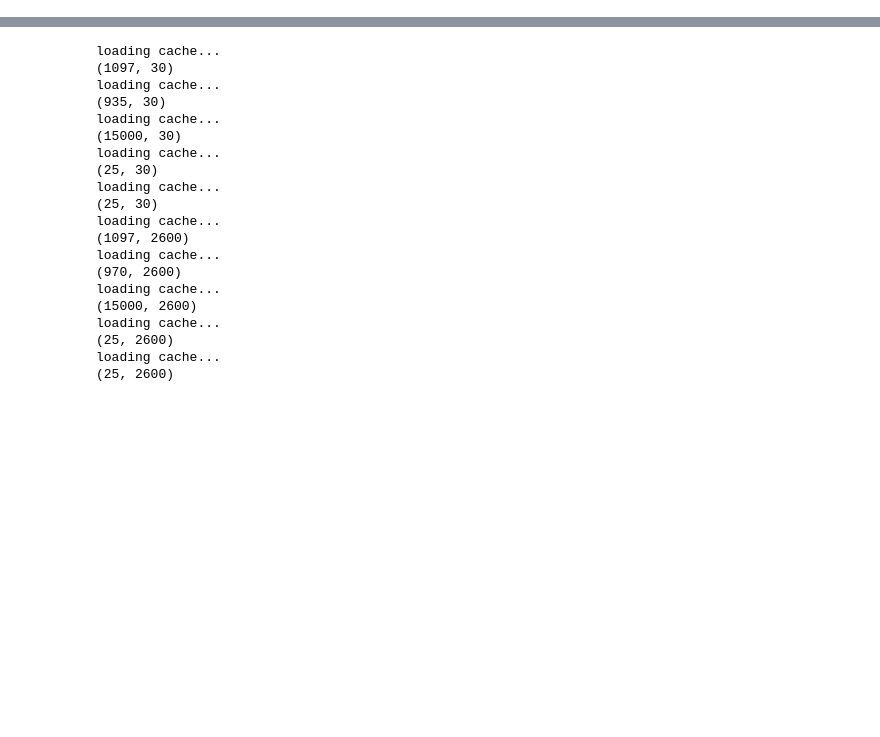
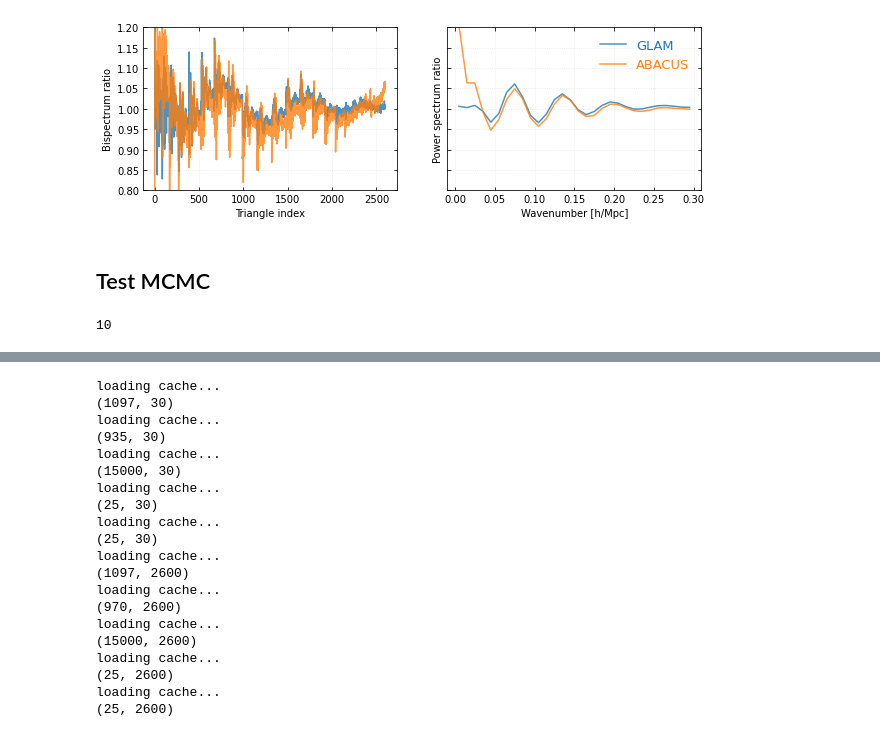
Before and after one commit to mehdirezaie/bispectrum, a Jupyter notebook: bao.ipynb, the cells around one changed output, grey strips where cells are left out. Cells and saved outputs as stored; diff of their text form; code cells hidden in the pictures; blank space fills up the shorter version.

```diff
--- a/bao.ipynb
+++ b/bao.ipynb
@@ -13,0 +49,21 @@ dl = DataLoader()
+# %%
+pk_glam_bao     = Spectrum('./cache/pk_mean_glam_bao.npz')
+pk_glam_nobao   = Spectrum('./cache/pk_mean_glam_nobao.npz')
+pk_abacus_bao   = Spectrum('./cache/pk_mean_abacus_bao.npz')
+pk_abacus_nobao = Spectrum('./cache/pk_mean_abacus_nobao.npz')
+
+bk_glam_bao     = Spectrum('./cache/bk_mean_glam_bao.npz')
+bk_glam_nobao   = Spectrum('./cache/bk_mean_glam_nobao.npz')
+bk_abacus_bao   = Spectrum('./cache/bk_mean_abacus_bao.npz')
+bk_abacus_nobao = Spectrum('./cache/bk_mean_abacus_nobao.npz')
+# %%
+tix =  np.arange(bk_glam_bao.x.shape[0])
+src.plots.plot_spectra([(tix,   bk_glam_bao.y/bk_glam_nobao.y),
+                        (tix,   bk_abacus_bao.y/bk_abacus_nobao.y)],
+                       [(pk_glam_bao.x, pk_glam_bao.y/pk_glam_nobao.y),
+                        (pk_glam_bao.x, pk_abacus_bao.y/pk_abacus_nobao.y)],
+                       ['GLAM', 'ABACUS'])
+# %% [output]
+[figure, added]
+# %% [markdown]
+## Test MCMC
@@ -13,0 +72,5 @@ dl = DataLoader()
+# %%
+chains = glob('mcmc_jan2023/pk_abacus_abacus_0.05_*.npz')
+len(chains)
+# %% [output]
+10
```
Also changed, not shown: parts of 16 cells of this notebook, 7 other files.
